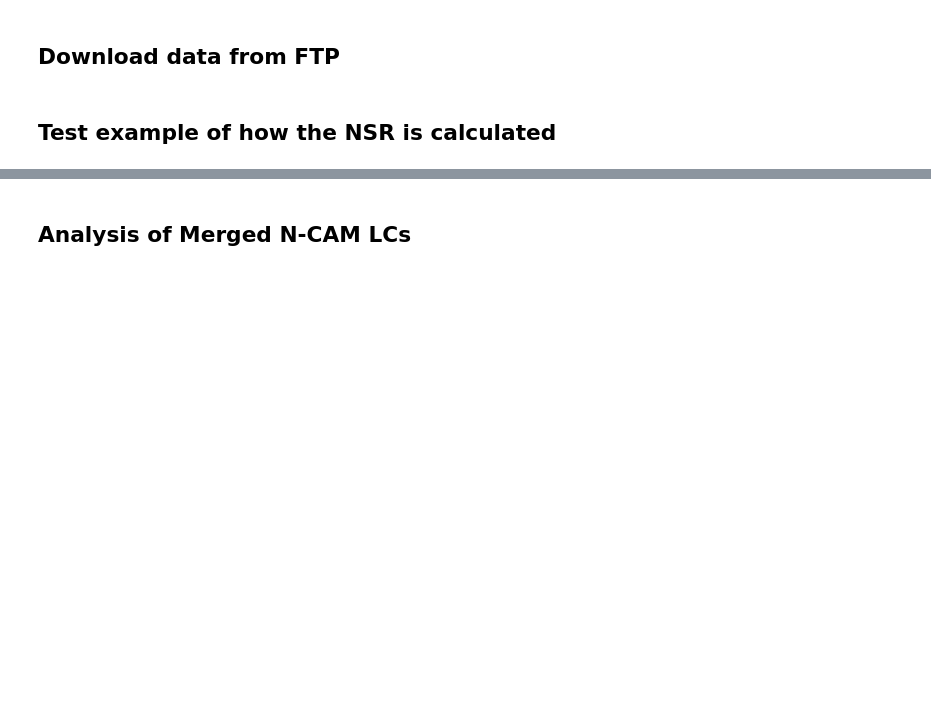
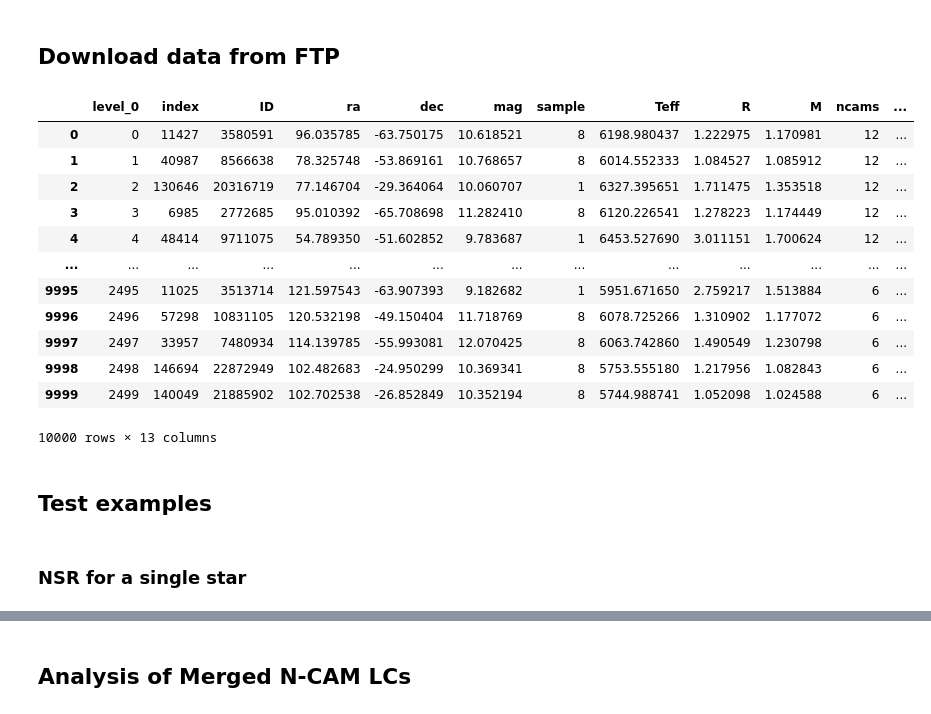
Before and after one commit to ivs-kuleuven/platosim3, a Jupyter notebook: docs/technicalnotes/PlatoSim3Paper/NSR.ipynb, the cells around one changed output, grey strips where cells are left out. Saved outputs shown, nothing was run; the diff lists cells and outputs as text; code cells hidden in the pictures; blank space fills up the shorter version.

```diff
--- a/docs/technicalnotes/PlatoSim3Paper/NSR.ipynb
+++ b/docs/technicalnotes/PlatoSim3Paper/NSR.ipynb
@@ -28,12 +48,30 @@ setup_notebook()
 # %%
 # User parameters
 idir = "/lhome/nicholas/data/platosimPaper/NSR_old"
-idir_ref  = "/lhome/nicholas/data/platosimPaper/NSR_reference"
-idir0  = "/lhome/nicholas/data/platosimPaper/NSR_jitterx1"
-idir1  = "/lhome/nicholas/data/platosimPaper/NSR_jitterx3"
-# idir2  = "/lhome/nicholas/data/platosimPaper/NSR_prime1x"
-cfile = idir + "/starcat_all_SPF_CamVis24_NewCat_targets.ftr"
+idir0  = "/lhome/nicholas/data/platosimPaper/NSR_reference"
+idir1  = "/lhome/nicholas/data/platosimPaper/NSR_jitter1x"
+idir2  = "/lhome/nicholas/data/platosimPaper/NSR_jitter5x"
+vfile = idir + "/starcat_all_SPF_CamVis24_NewCat_targets.ftr"
+# %%
+dv = pd.read_feather(vfile)
+dv
+# %% [output]
+|  | level_0 | index | ID | ra | dec | mag | sample | Teff | R | M | ncams | ... |
+| 0 | 0 | 11427 | 3580591 | 96.035785 | -63.750175 | 10.618521 | 8 | 6198.980437 | 1.222975 | 1.170981 | 12 | ... |
+| 1 | 1 | 40987 | 8566638 | 78.325748 | -53.869161 | 10.768657 | 8 | 6014.552333 | 1.084527 | 1.085912 | 12 | ... |
+| 2 | 2 | 130646 | 20316719 | 77.146704 | -29.364064 | 10.060707 | 1 | 6327.395651 | 1.711475 | 1.353518 | 12 | ... |
+| 3 | 3 | 6985 | 2772685 | 95.010392 | -65.708698 | 11.282410 | 8 | 6120.226541 | 1.278223 | 1.174449 | 12 | ... |
+| 4 | 4 | 48414 | 9711075 | 54.789350 | -51.602852 | 9.783687 | 1 | 6453.527690 | 3.011151 | 1.700624 | 12 | ... |
+| ... | ... | ... | ... | ... | ... | ... | ... | ... | ... | ... | ... | ... |
+| 9995 | 2495 | 11025 | 3513714 | 121.597543 | -63.907393 | 9.182682 | 1 | 5951.671650 | 2.759217 | 1.513884 | 6 | ... |
+| 9996 | 2496 | 57298 | 10831105 | 120.532198 | -49.150404 | 11.718769 | 8 | 6078.725266 | 1.310902 | 1.177072 | 6 | ... |
+| 9997 | 2497 | 33957 | 7480934 | 114.139785 | -55.993081 | 12.070425 | 8 | 6063.742860 | 1.490549 | 1.230798 | 6 | ... |
+| 9998 | 2498 | 146694 | 22872949 | 102.482683 | -24.950299 | 10.369341 | 8 | 5753.555180 | 1.217956 | 1.082843 | 6 | ... |
+| 9999 | 2499 | 140049 | 21885902 | 102.702538 | -26.852849 | 10.352194 | 8 | 5744.988741 | 1.052098 | 1.024588 | 6 | ... |
+10000 rows × 13 columns
 # %% [markdown]
-## Test example of how the NSR is calculated
+## Test examples
+# %% [markdown]
+### NSR for a single star
 # %%
 # Load light curve object for the first star only and unpack the data
```
Also changed, not shown: parts of 56 cells of this notebook, 4 other files.
